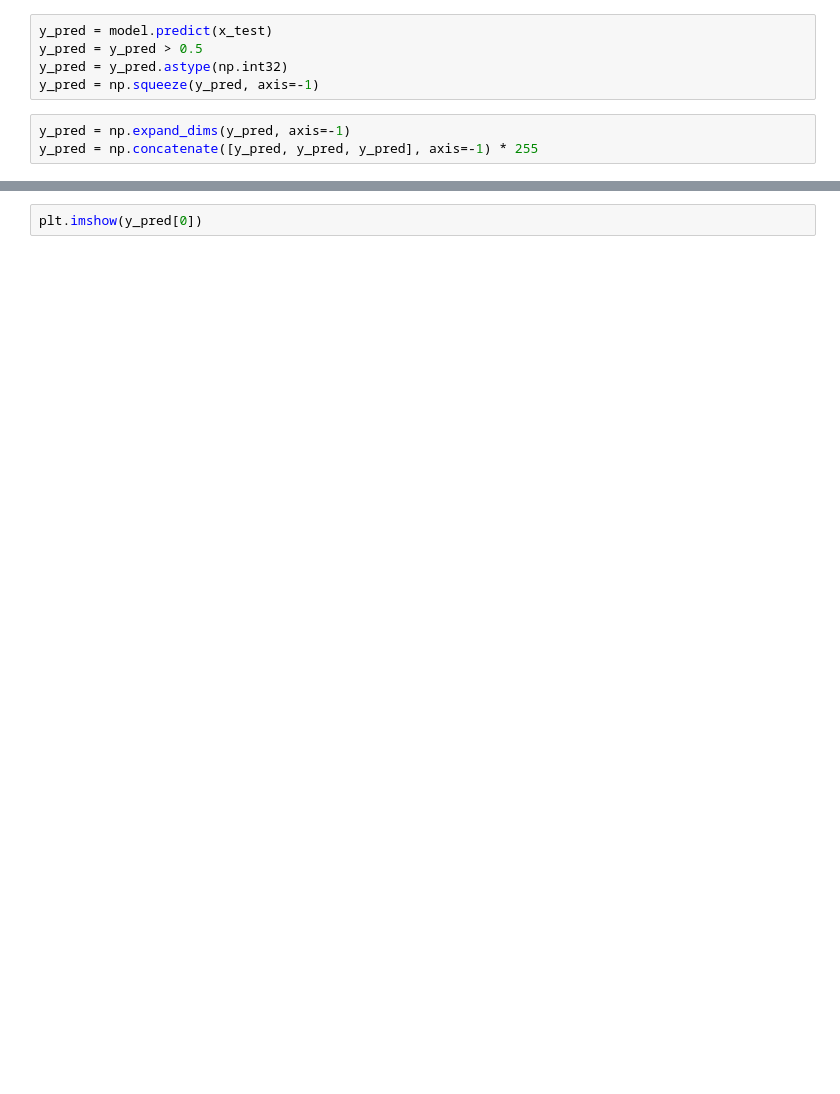
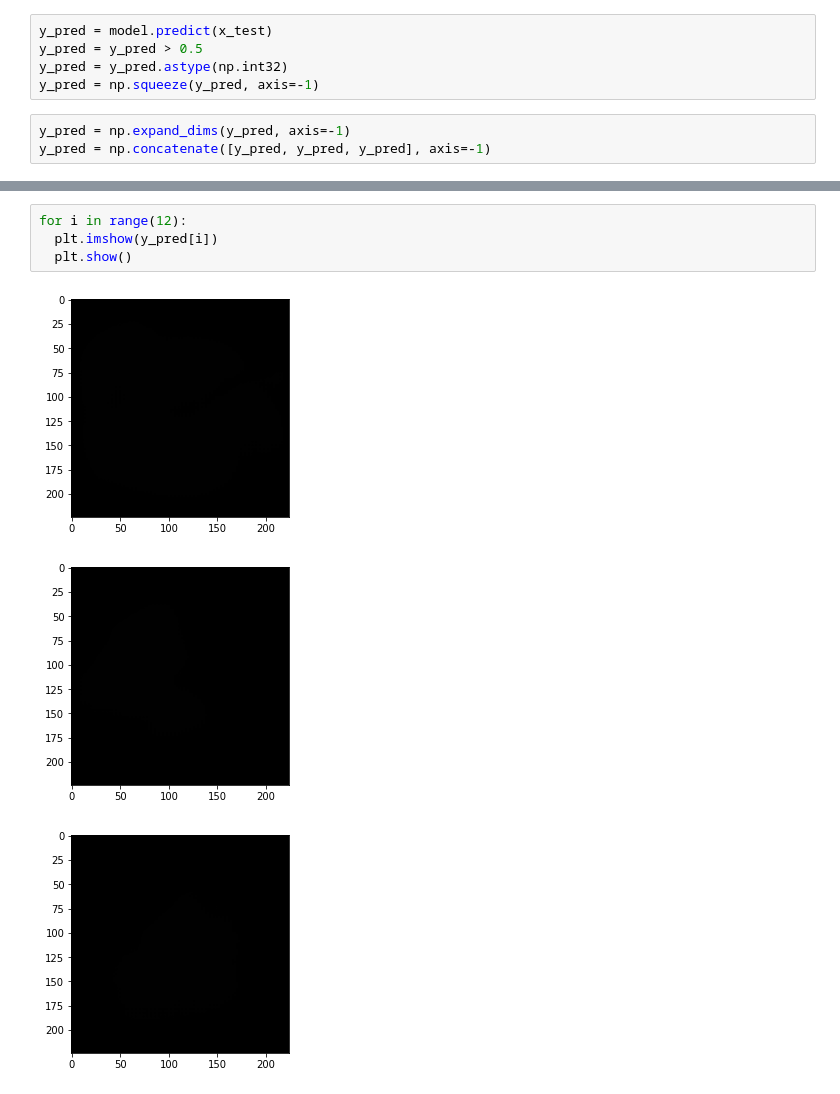
Before and after one commit to usmaaangul/Semantic-Segmentation-of-Retinal-Diseases-using-U-Net-Architecture-repo, a Jupyter notebook: Code.ipynb, the cells around one changed output, grey strips where cells are left out. Drawn from its saved outputs; the diff is of its cells as text; blank space fills up the shorter version.

```diff
--- a/Code.ipynb
+++ b/Code.ipynb
@@ -395,6 +424,6 @@ y_pred = y_pred.astype(np.int32)
 y_pred = np.squeeze(y_pred, axis=-1)
 # %%
 y_pred = np.expand_dims(y_pred, axis=-1)
-y_pred = np.concatenate([y_pred, y_pred, y_pred], axis=-1) * 255
+y_pred = np.concatenate([y_pred, y_pred, y_pred], axis=-1)
 # %%
 y_pred[0].shape
@@ -401,2 +432,8 @@ y_pred[0].shape
-# %%
-plt.imshow(y_pred[0])
+# %%
+for i in range(12):
+  plt.imshow(y_pred[i])
+  plt.show()
+# %% [output]
+[figure, added]
+[figure, added]
+[figure, added]
```
Also changed, not shown: parts of 16 cells of this notebook.
